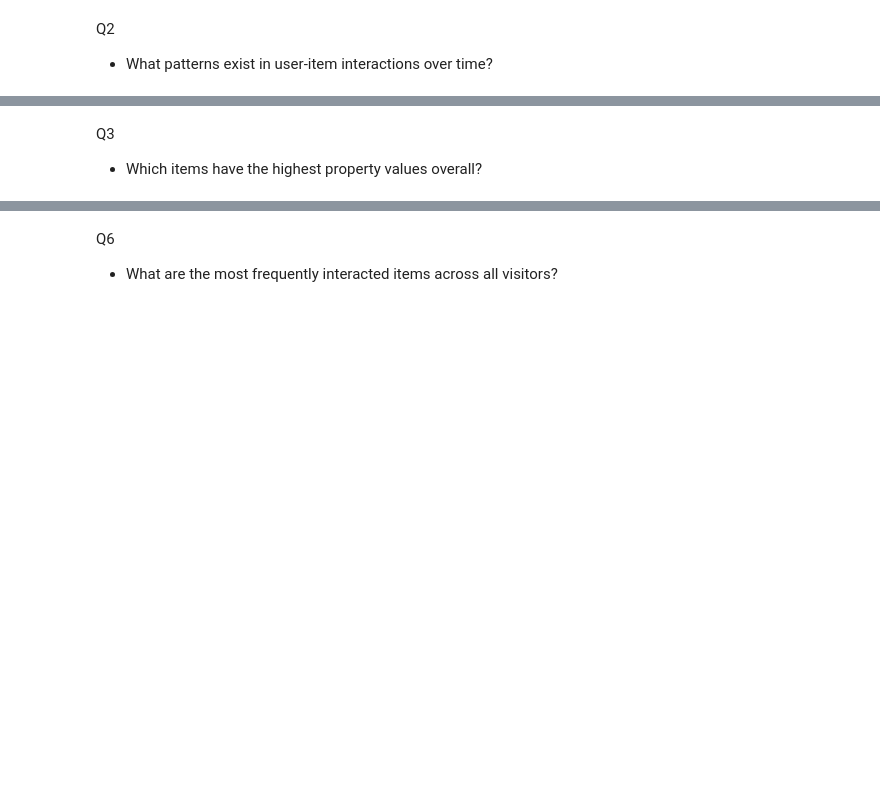
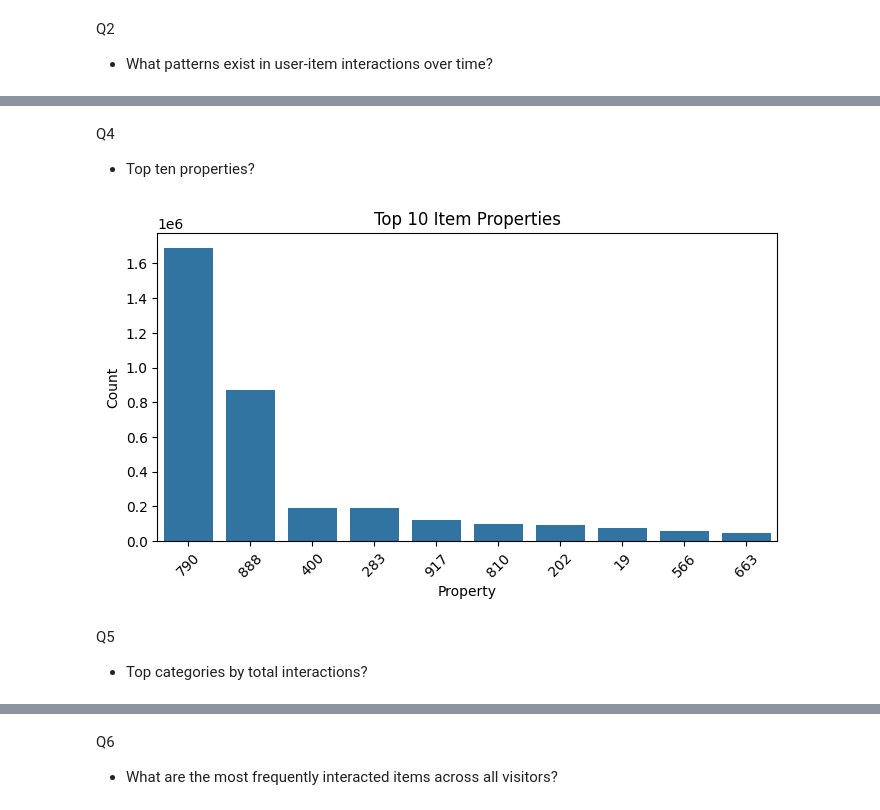
Before and after one commit to llawlaw23/Recommendation-System, a Jupyter notebook: analysis.ipynb, the cells around one changed output, grey strips where cells are left out. Cells and saved outputs as stored; diff of their text form; code cells hidden in the pictures; blank space fills up the shorter version.

```diff
--- a/analysis.ipynb
+++ b/analysis.ipynb
@@ -570,0 +580,18 @@ monthly_interactions["year_month"] = monthly_interactions["year_month"].dt.to_ti
+# %% [markdown]
+Q4
+- Top ten properties?
+# %%
+top_props = props_cleaned["property"].value_counts().head(10)
+
+plt.figure(figsize = (8, 4))
+sns.barplot(x = top_props.index, y = top_props.values, order = top_props.index)
+plt.xticks(rotation = 45)
+plt.title("Top 10 Item Properties")
+plt.xlabel("Property")
+plt.ylabel("Count")
+plt.show()
+# %% [output]
+[figure, added]
+# %% [markdown]
+Q5
+- Top categories by total interactions?
@@ -590,6 +618,3 @@ fig.update_layout(
 fig.show()
 # %% [output]
 [interactive output not drawn]
-# %% [markdown]
-Q3
-- Which items have the highest property values overall?
```
Also changed, not shown: parts of 73 cells of this notebook.
